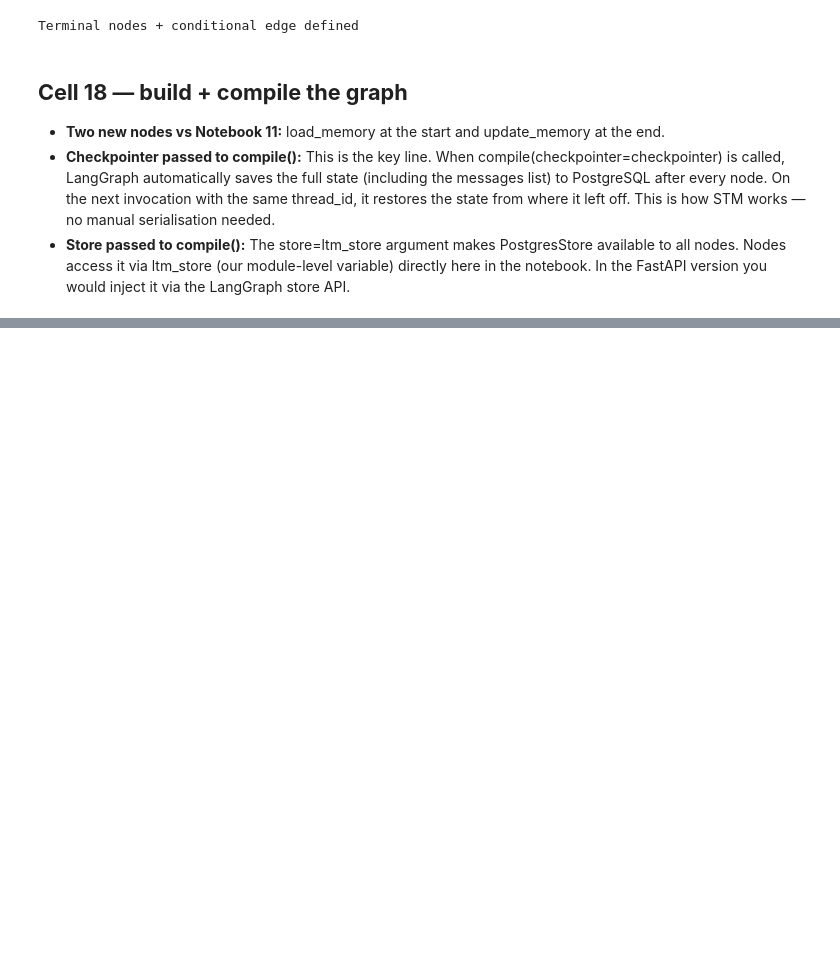
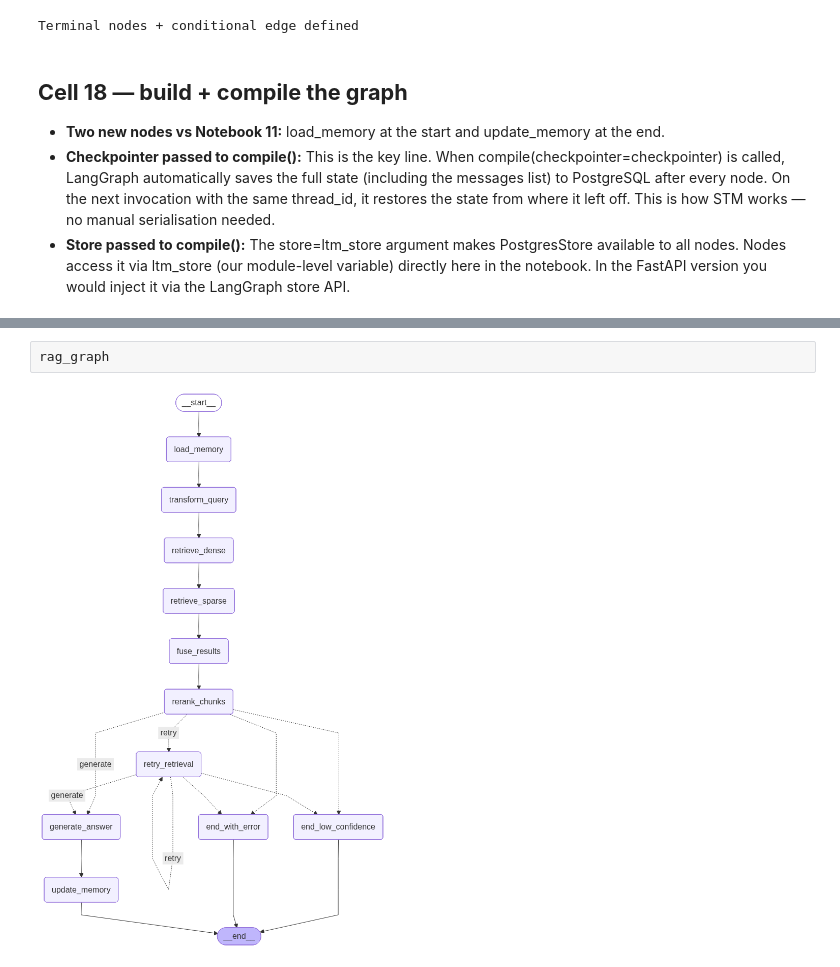
Before and after one commit to kinjal-AIML/End-to-End-Agentic-Ai-Automation-Lab, a Jupyter notebook: 19-Productions-RAG/04-Industy-Practice-Rag/notebooks/12_rag_with_memory.ipynb, the cells around one changed output, grey strips where cells are left out. Cells and saved outputs as stored; diff of their text form; blank space fills up the shorter version.

Commit message:
graph defined

```diff
--- a/19-Productions-RAG/04-Industy-Practice-Rag/notebooks/12_rag_with_memory.ipynb
+++ b/19-Productions-RAG/04-Industy-Practice-Rag/notebooks/12_rag_with_memory.ipynb
@@ -1283,0 +1300,4 @@ NameError: name 'load_memory' is not defined
+# %%
+rag_graph
+# %% [output]
+[figure, added]
```
Also changed, not shown: parts of 3 cells of this notebook.
